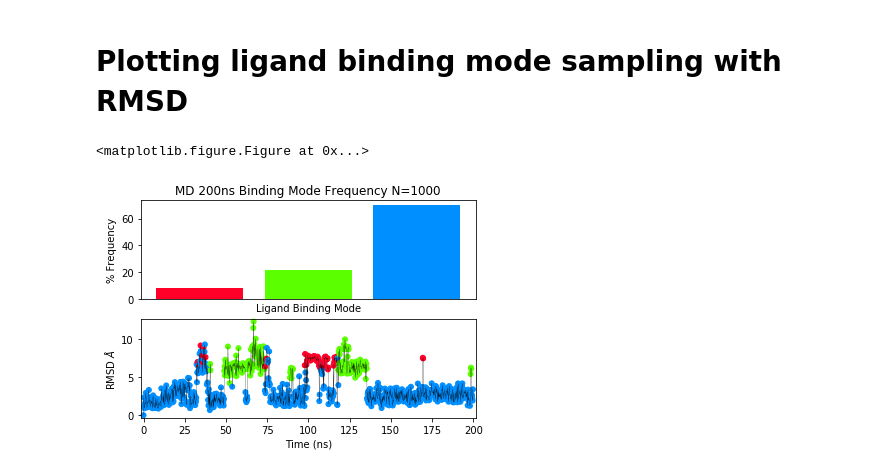
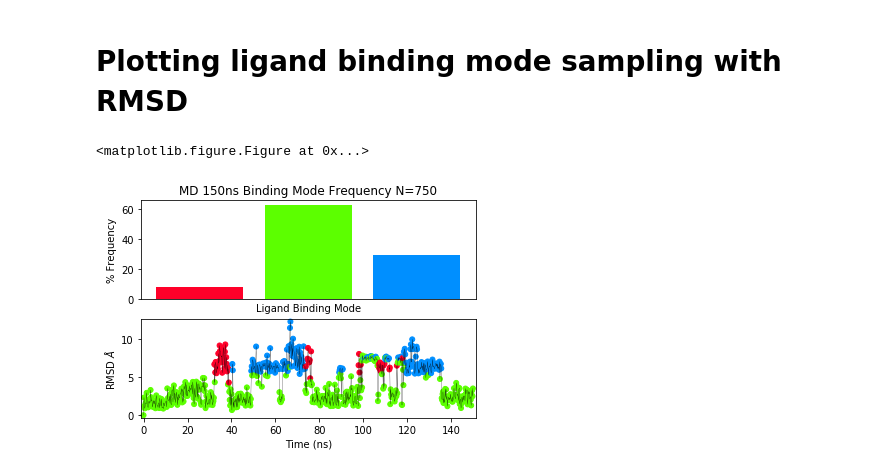
Before and after one commit to MobleyLab/drug-computing, a Jupyter notebook: uci-pharmsci/lectures/cluster_and_visualize/PyEMMA-Ligand_binding_mode_clustering.ipynb, the cells around one changed output. Cells and saved outputs as stored; diff of their text form; code cells hidden in the pictures.

```diff
--- a/uci-pharmsci/lectures/cluster_and_visualize/PyEMMA-Ligand_binding_mode_clustering.ipynb
+++ b/uci-pharmsci/lectures/cluster_and_visualize/PyEMMA-Ligand_binding_mode_clustering.ipynb
@@ -16,8 +16,8 @@ import pyemma.coordinates as coor
 import numpy as np
 # %%
 #Define our input MD files
-md_nc = '4XH_1_0_c0-MD200ns-centered.nc'
-topfile = '4XH_1_0_c0-MD200ns-centered.pdb'
+md_nc = '4XH_1-md_subsamp.nc'
+topfile = '4XH_1-top.pdb'
 # %% [markdown]
 From the coordinates module, use the [featurizer](http://emma-project.org/latest/api/generated/pyemma.coordinates.featurizer.html#pyemma.coordinates.featurizer) to select the ligand heavy atoms.
 # %%
@@ -78,6 +78,6 @@ plt.ylabel(r"Timescales [$ps$]", fontsize=12)
 # %%
-#USING LAGTIME OF 150ps
-lag = np.int(150/ dt)
+#USING LAGTIME OF 80ps
+lag = np.int(80/ dt)
 tica_obj = coor.tica(inp, lag=lag, kinetic_map=True, var_cutoff=0.95, reversible=True)
 print('TICA dimension ', tica_obj.dimension())
 # %% [output]
@@ -407,8 +404,8 @@ def plotPoseSampling(distances,cluster_labels,title="Binding Mode Frequency",acc
 md_dist = rmsdNP(ctraj, ctraj[0],ctraj.top.select('resname LIG and not type H'))
 # %%
 plotPoseSampling(md_dist,md_labels,n_clusters=n_clusters,
-                 title="MD 200ns Binding Mode Frequency")
-plt.savefig('4XH_1_c0-bindingmodes-freq.png', dpi=300, bbox_inches='tight')
+                 title="MD 150ns Binding Mode Frequency")
+plt.savefig('4XH_1-bmodes-freq.png', dpi=300, bbox_inches='tight')
 # %% [output]
 <matplotlib.figure.Figure at 0x...>
-[figure, old version]
+[figure, new version]
```
Also changed, not shown: parts of 18 cells of this notebook, 6 other files.
